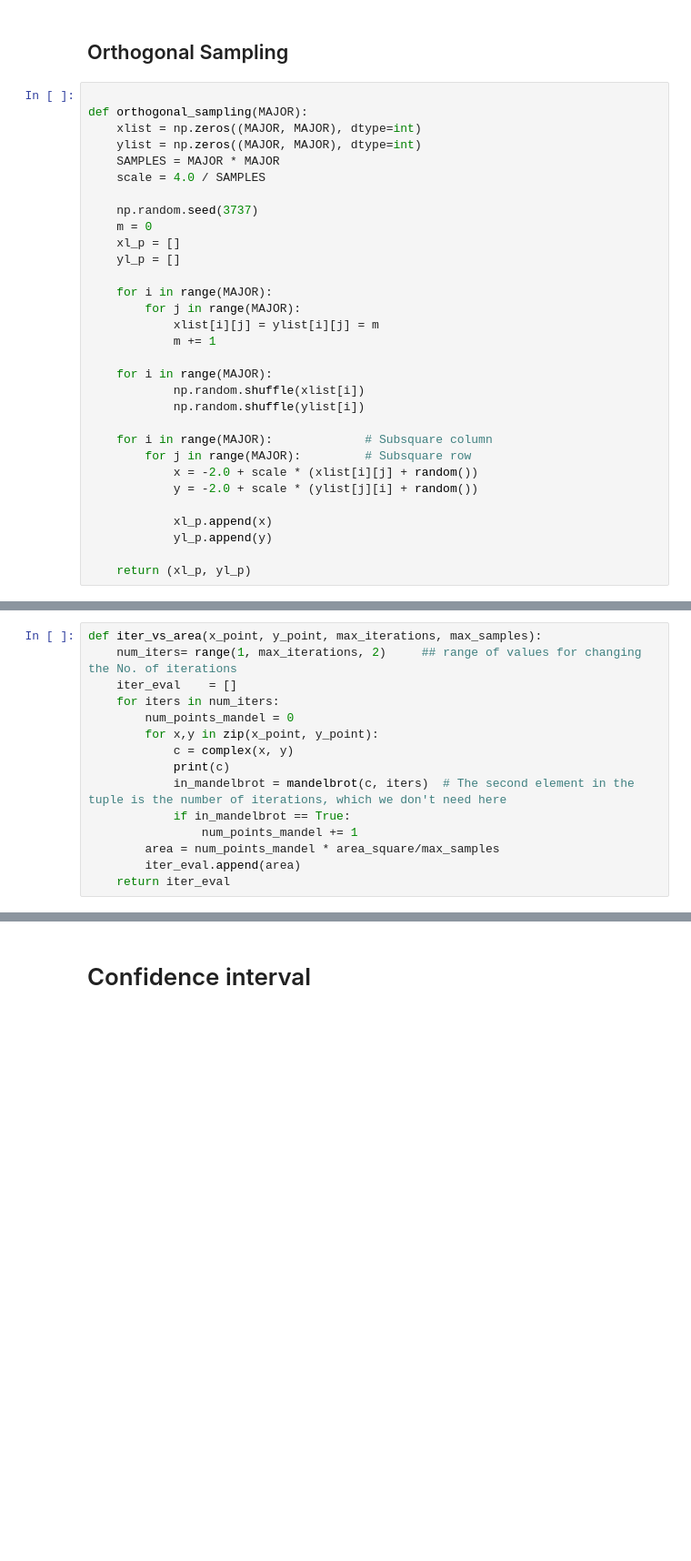
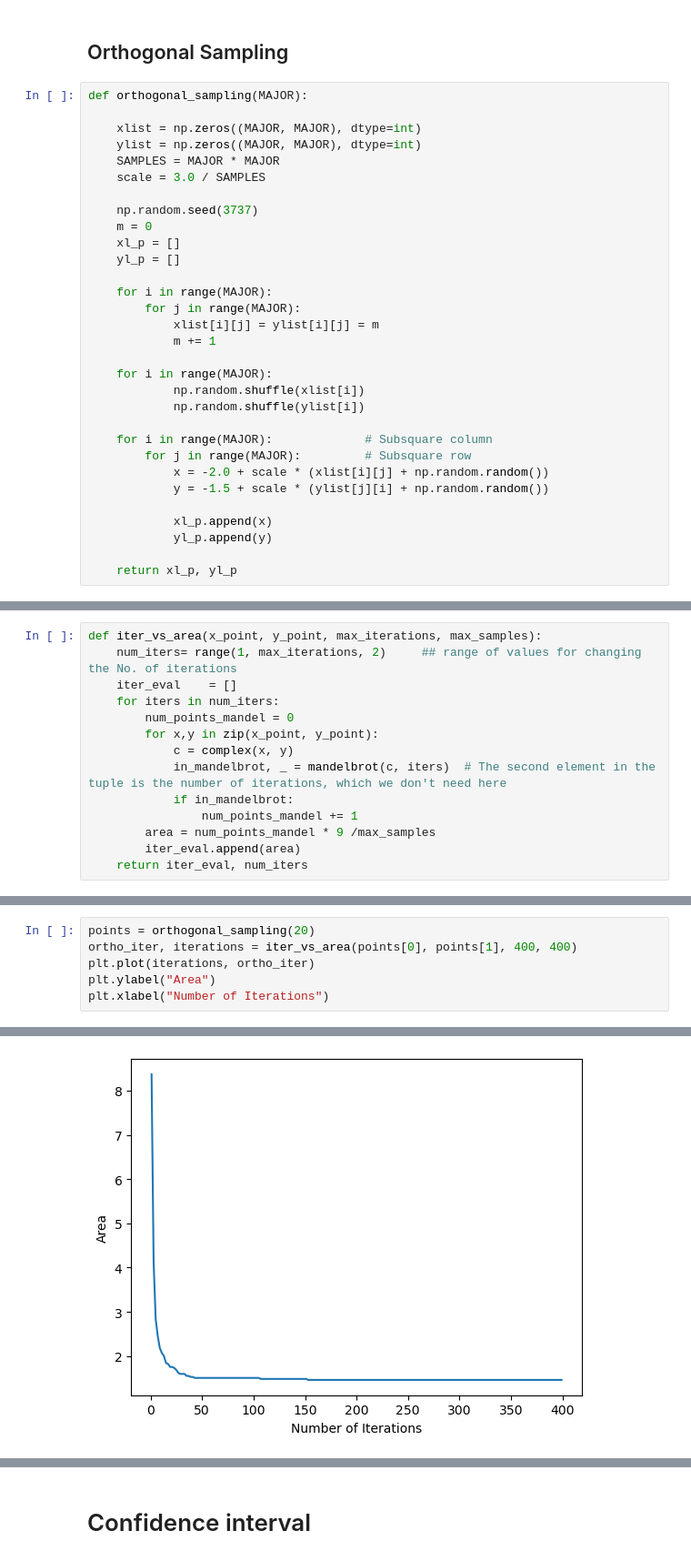
Before and after one commit to KeniaLS/Stoc_Sim_Assignment1, a Jupyter notebook: SS_Kenia_Divya_Assignment1.ipynb, the cells around one changed output, grey strips where cells are left out. Shown at 91% size. Saved outputs shown, nothing was run; the diff lists cells and outputs as text; blank space fills up the shorter version.

Commit message:
orthogonal sampling

```diff
--- a/SS_Kenia_Divya_Assignment1.ipynb
+++ b/SS_Kenia_Divya_Assignment1.ipynb
@@ -370,12 +370,12 @@ Text(0, 0.5, 'Estimated Area of Mandelbrot with LHS')
 # %% [markdown]
 ## Orthogonal Sampling
 # %%
+def orthogonal_sampling(MAJOR):
 
-def orthogonal_sampling(MAJOR):
     xlist = np.zeros((MAJOR, MAJOR), dtype=int)
     ylist = np.zeros((MAJOR, MAJOR), dtype=int)
     SAMPLES = MAJOR * MAJOR
-    scale = 4.0 / SAMPLES
+    scale = 3.0 / SAMPLES
 
     np.random.seed(3737)
     m = 0
@@ -393,10 +393,10 @@ def orthogonal_sampling(MAJOR):
 
     for i in range(MAJOR):             # Subsquare column
         for j in range(MAJOR):         # Subsquare row
-            x = -2.0 + scale * (xlist[i][j] + random())
-            y = -2.0 + scale * (ylist[j][i] + random())
+            x = -2.0 + scale * (xlist[i][j] + np.random.random())
+            y = -1.5 + scale * (ylist[j][i] + np.random.random())
 
             xl_p.append(x)
             yl_p.append(y)
 
-    return (xl_p, yl_p)
+    return xl_p, yl_p
@@ -416,10 +408,9 @@ def iter_vs_area(x_point, y_point, max_iterations, max_samples):
         num_points_mandel = 0
         for x,y in zip(x_point, y_point):
             c = complex(x, y)
-            print(c)
-            in_mandelbrot = mandelbrot(c, iters)  # The second element in the tuple is the number of iterations, which we don't need here
-            if in_mandelbrot == True:
+            in_mandelbrot, _ = mandelbrot(c, iters)  # The second element in the tuple is the number of iterations, which we don't need here
+            if in_mandelbrot:
                 num_points_mandel += 1
-        area = num_points_mandel * area_square/max_samples
+        area = num_points_mandel * 9 /max_samples
         iter_eval.append(area)
-    return iter_eval
+    return iter_eval, num_iters
@@ -430,0 +417,7 @@ plt.plot(range(1, 400, 2), ortho_iter)
+# %%
+points = orthogonal_sampling(20)
+ortho_iter, iterations = iter_vs_area(points[0], points[1], 400, 400)
+plt.plot(iterations, ortho_iter)
+plt.ylabel("Area")
+plt.xlabel("Number of Iterations")
+# %% [output]
@@ -430,0 +425 @@ plt.plot(range(1, 400, 2), ortho_iter)
+[figure, added]
```
Also changed, not shown: parts of 6 cells of this notebook.
